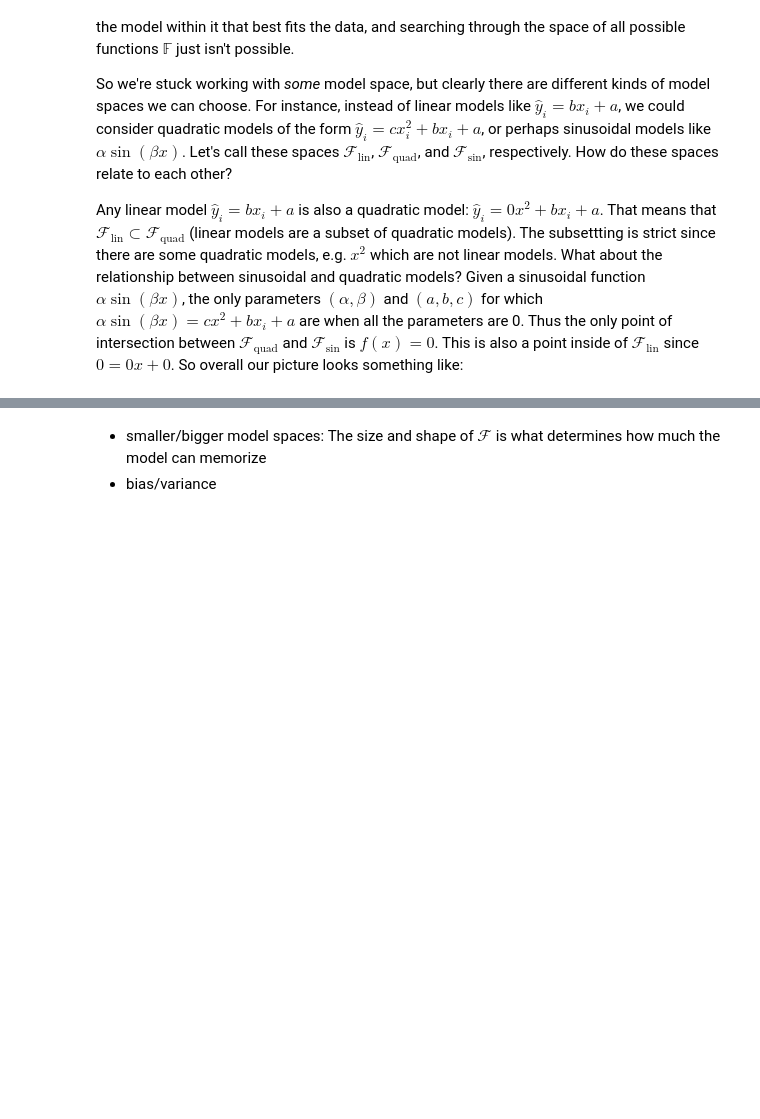
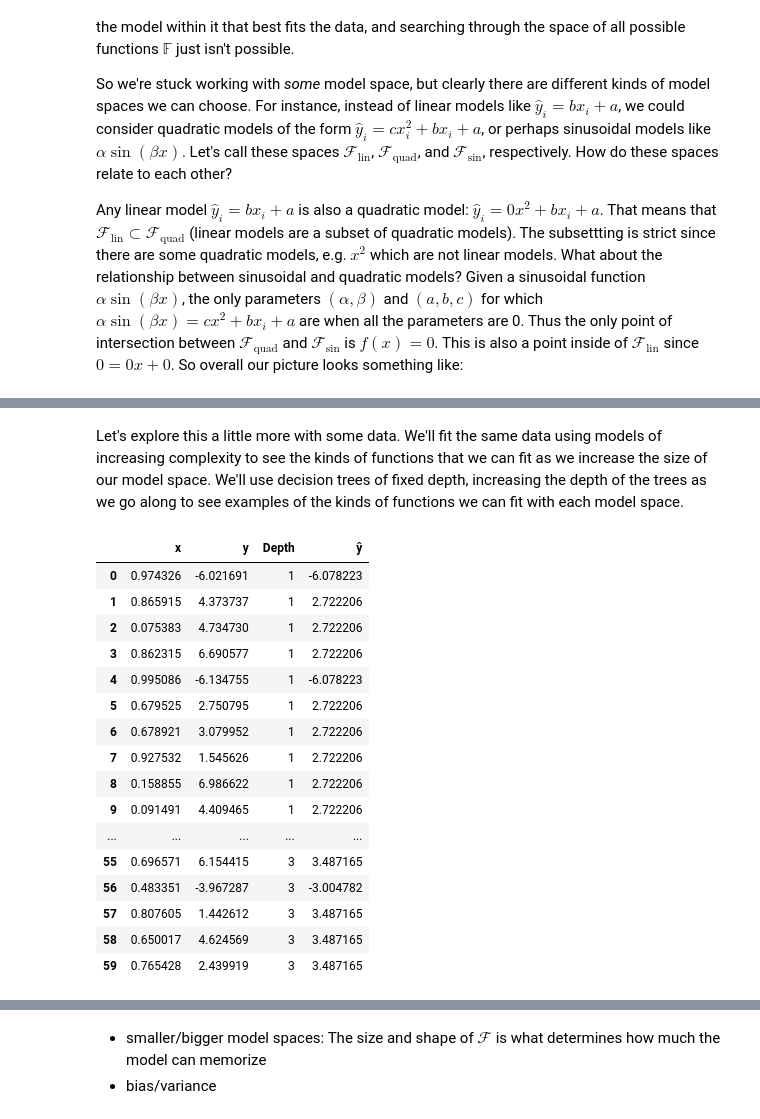
Before and after one commit to alejandroschuler/CSL, a Jupyter notebook: content/model-eval/model-eval.ipynb, the cells around one changed output, grey strips where cells are left out. Saved outputs shown, nothing was run; the diff lists cells and outputs as text; code cells hidden in the pictures; blank space fills up the shorter version.

```diff
--- a/content/model-eval/model-eval.ipynb
+++ b/content/model-eval/model-eval.ipynb
@@ -846,0 +849,2 @@ The point of this is to demonstrate that model spaces can be bigger, or smaller,
+# %% [markdown]
+Let's explore this a little more with some data. We'll fit the same data using models of increasing complexity to see the kinds of functions that we can fit as we increase the size of our model space. We'll use decision trees of fixed depth, increasing the depth of the trees as we go along to see examples of the kinds of functions we can fit with each model space.
@@ -846,0 +864,20 @@ The point of this is to demonstrate that model spaces can be bigger, or smaller,
+# %%
+sim_train([1,2,3])
+# %% [output]
+|  | x | y | Depth | ŷ |
+| 0 | 0.974326 | -6.021691 | 1 | -6.078223 |
+| 1 | 0.865915 | 4.373737 | 1 | 2.722206 |
+| 2 | 0.075383 | 4.734730 | 1 | 2.722206 |
+| 3 | 0.862315 | 6.690577 | 1 | 2.722206 |
+| 4 | 0.995086 | -6.134755 | 1 | -6.078223 |
+| 5 | 0.679525 | 2.750795 | 1 | 2.722206 |
+| 6 | 0.678921 | 3.079952 | 1 | 2.722206 |
+| 7 | 0.927532 | 1.545626 | 1 | 2.722206 |
+| 8 | 0.158855 | 6.986622 | 1 | 2.722206 |
+| 9 | 0.091491 | 4.409465 | 1 | 2.722206 |
+| ... | ... | ... | ... | ... |
+| 55 | 0.696571 | 6.154415 | 3 | 3.487165 |
+| 56 | 0.483351 | -3.967287 | 3 | -3.004782 |
+| 57 | 0.807605 | 1.442612 | 3 | 3.487165 |
+| 58 | 0.650017 | 4.624569 | 3 | 3.487165 |
+| 59 | 0.765428 | 2.439919 | 3 | 3.487165 |
```
Also changed, not shown: parts of 12 cells of this notebook, 42 other files.
